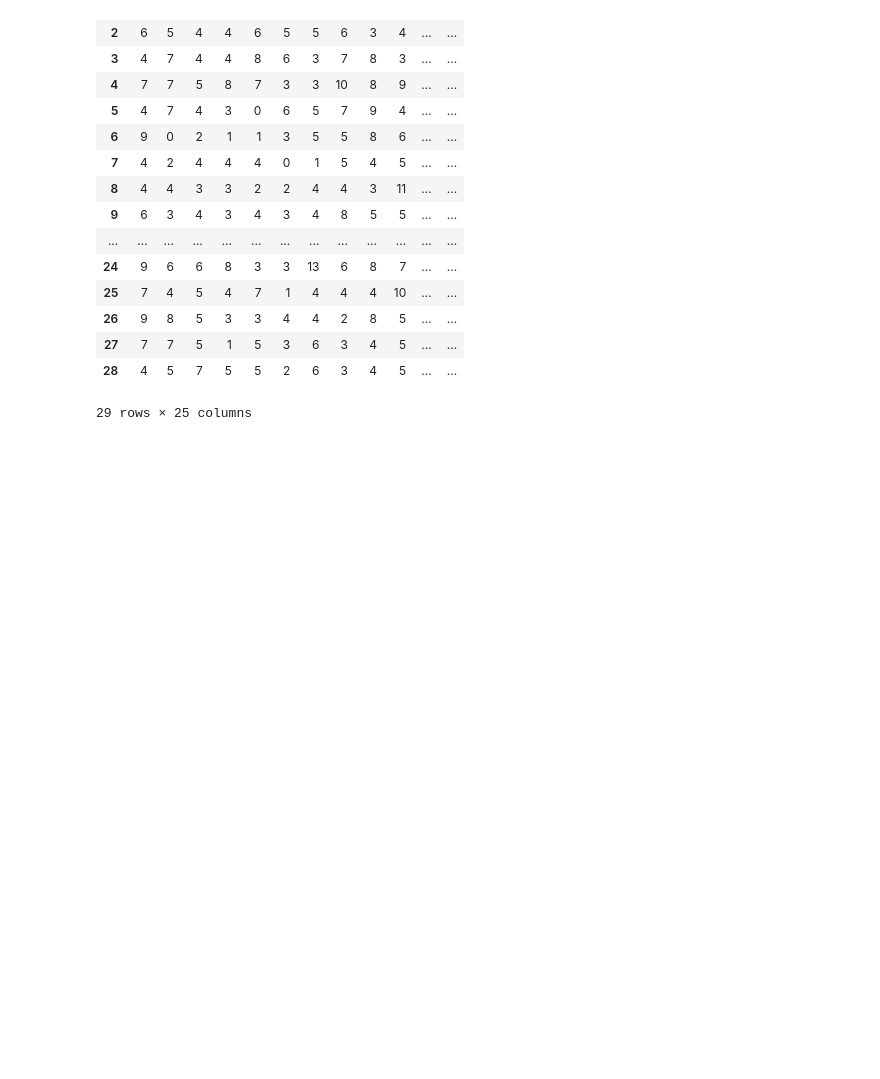
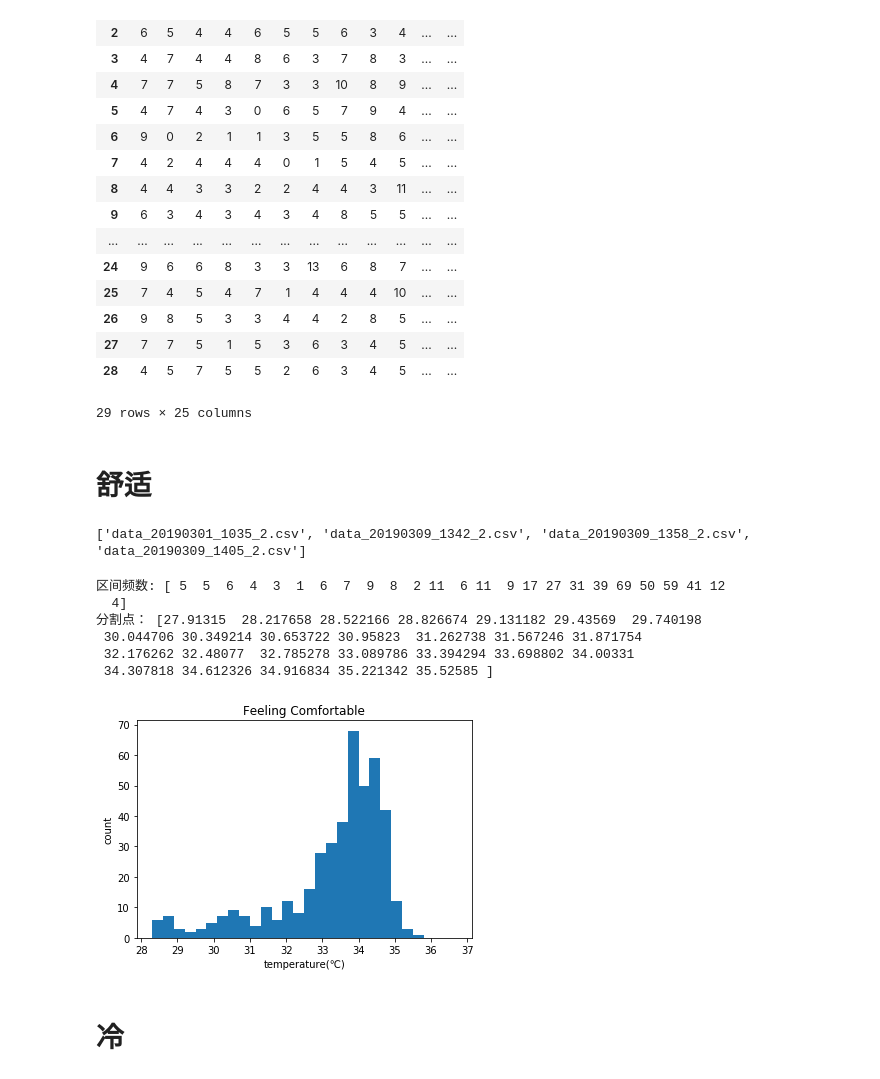
Before and after one commit to lqiqiqi/graduate-thesis, a Jupyter notebook: Calculate Frequency.ipynb, the cells around one changed output. Saved outputs shown, nothing was run; the diff lists cells and outputs as text; code cells hidden in the pictures; blank space fills up the shorter version.

```diff
--- a/Calculate Frequency.ipynb
+++ b/Calculate Frequency.ipynb
@@ -56,3 +138,40 @@ temDistribution
 | 27 | 7 | 7 | 5 | 1 | 5 | 3 | 6 | 3 | 4 | 5 | ... | ... |
 | 28 | 4 | 5 | 7 | 5 | 5 | 2 | 6 | 3 | 4 | 5 | ... | ... |
 29 rows × 25 columns
+# %% [markdown]
+# 舒适
+# %%
+import pandas as pd
+import os
+import numpy as np
+
+# file_dir = os.getcwd()
+# raw_data_dir = os.path.join(file_dir, '/raw_data')
+file_list = []
+
+for root, dirs, files in os.walk('./raw_data'):
+    for file in files:
+        if os.path.splitext(file)[1] == '.csv' and os.path.splitext(file)[0][-1]=='2':
+        # 排除掉readme.md等非csv文件
+            file_list.append(file)
+
+# print(file_list)
+
+df = pd.DataFrame()
+
+for index, csv in enumerate(file_list):
+
+    df_temp = pd.read_csv('./raw_data/'+csv)
+    if int(csv[-5]) == 0:
+        file_list[index] = csv[:-5] + '1' +csv[-4:]
+        print('changed csv: ', csv)
+    target_column = pd.DataFrame(np.array([int(file_list[index][-5])]*df_temp.shape[0]))
+    # 构造target列，注意要使用二维的array [[1],[1]]这样是列 [[1,1]]这样是行
+    df_temp = pd.concat([df_temp, target_column], axis=1, ignore_index=True)
+    # 连接样本和target列
+    df = pd.concat([df, df_temp], ignore_index=True)
+    # 连接所有样本
+
+print(file_list)
+# %% [output]
+['data_20190301_1035_2.csv', 'data_20190309_1342_2.csv', 'data_20190309_1358_2.csv', 'data_20190309_1405_2.csv']
@@ -58,0 +212,4 @@ temDistribution
+# %%
+# 排除掉脸部温度点小于400和大于500的样本
+df_onlyface = df_onlyface[df_onlyface.count(axis=1)>400]
+df_onlyface = df_onlyface[df_onlyface.count(axis=1)<500]
@@ -58,0 +219,30 @@ temDistribution
+# %%
+# 这个分割点会一直用它！
+print('区间频数:', N)
+print('分割点：', bins)
+# %% [output]
+区间频数: [ 5  5  6  4  3  1  6  7  9  8  2 11  6 11  9 17 27 31 39 69 50 59 41 12
+  4]
+分割点： [27.91315  28.217658 28.522166 28.826674 29.131182 29.43569  29.740198
+ 30.044706 30.349214 30.653722 30.95823  31.262738 31.567246 31.871754
+ 32.176262 32.48077  32.785278 33.089786 33.394294 33.698802 34.00331
+ 34.307818 34.612326 34.916834 35.221342 35.52585 ]
+# %%
+bins=[28.3, 28.6, 28.9, 29.2, 29.5,
+ 29.8, 30.1, 30.4, 30.7, 31.0,  31.3,
+ 31.6, 31.9, 32.2, 32.5,  32.8, 33.1,
+ 33.4, 33.7, 34.0,  34.3, 34.6, 34.9,
+ 35.2, 35.5, 35.8, 36.1, 36.4, 36.7]
+fig = plt.figure()
+ax0 = fig.add_subplot(1, 1, 1)
+N, bins, patches = ax0.hist(np.array(df_onlyface.iloc[5].dropna()), bins=bins) # 使用相同的分割点
+ax0.xaxis.set_major_locator(ticker.MultipleLocator(1))
+plt.xlabel('temperature(℃)')
+plt.ylabel('count')
+plt.title('Feeling Comfortable')
+plt.savefig("I:\graduation\论文\images\comfortable.png", dpi=150)
+plt.show()
+# %% [output]
+[figure, added]
+# %% [markdown]
+# 冷
```
Also changed, not shown: parts of 16 cells of this notebook, 8 other files.
